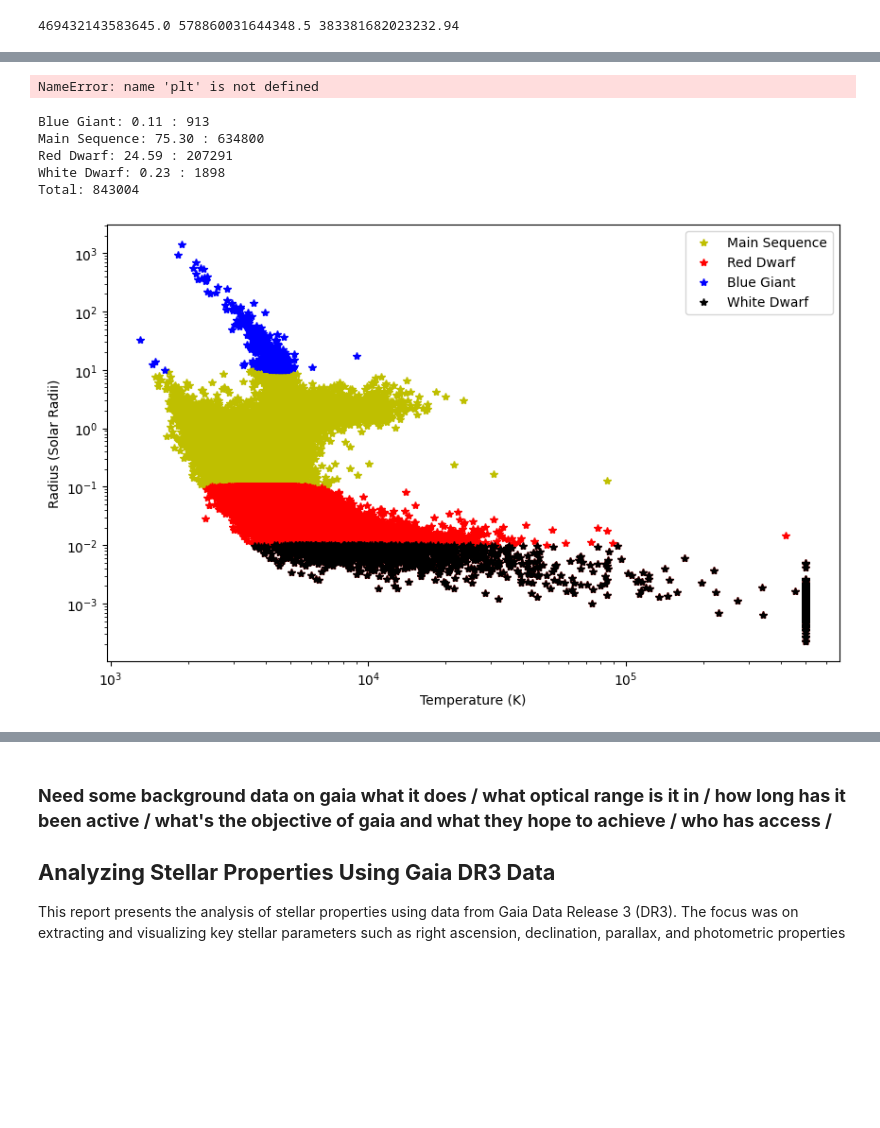
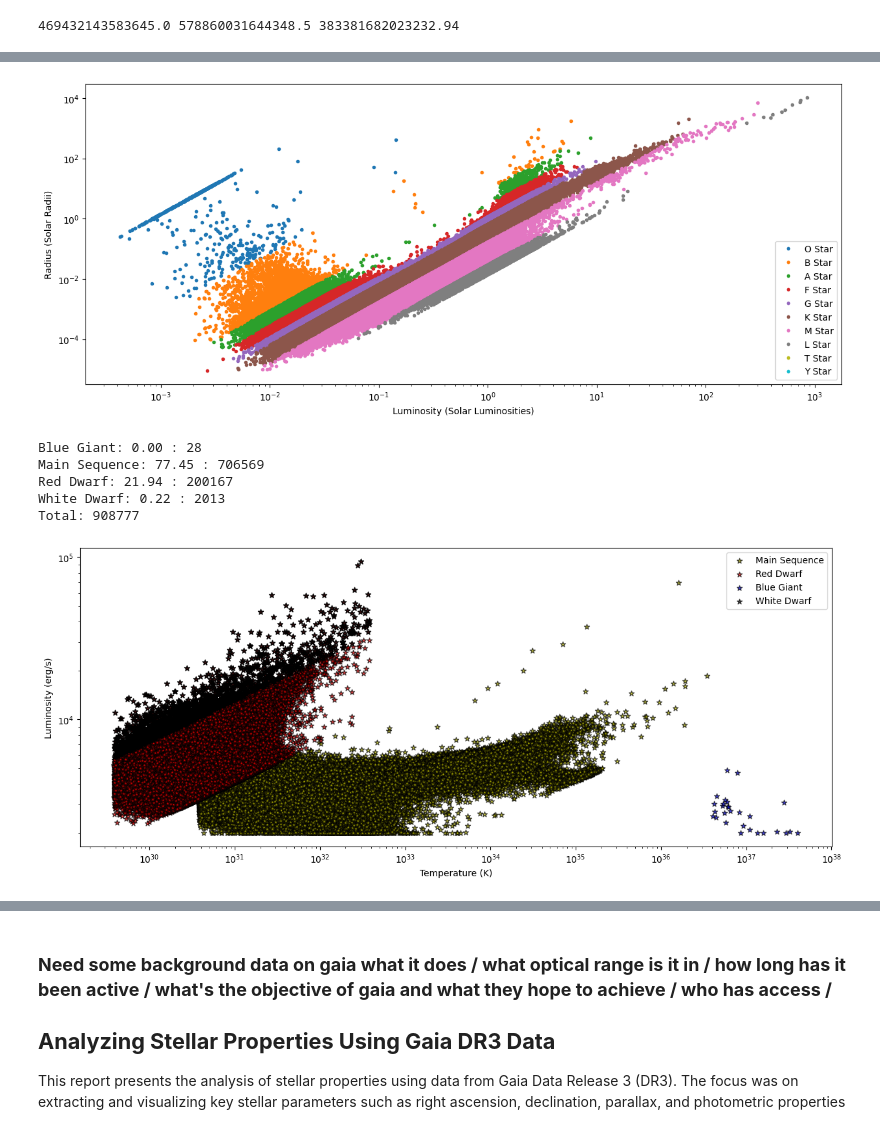
Before and after one commit to Down2Derive/School-Notebooks, a Jupyter notebook: Gaia_Project.ipynb, the cells around one changed output, grey strips where cells are left out. Saved outputs shown, nothing was run; the diff lists cells and outputs as text; code cells hidden in the pictures; blank space fills up the shorter version.

```diff
--- a/Gaia_Project.ipynb
+++ b/Gaia_Project.ipynb
@@ -412,53 +420,55 @@ Y Star: 0.00% Amount: 0 stars
 # %%
-plt.plot(T[O_star_index], Rs[O_star_index], 'r.', label='O Star')
-plt.plot(T[B_star_index], Rs[B_star_index], 'b.', label='B Star')
-plt.plot(T[A_star_index], Rs[A_star_index], 'g.', label='A Star')
-plt.plot(T[F_star_index], Rs[F_star_index], 'y.', label='F Star')
-plt.plot(T[G_star_index], Rs[G_star_index], 'c.', label='G Star')
-plt.plot(T[K_star_index], Rs[K_star_index], 'm.', label='K Star')
-plt.plot(T[M_star_index], Rs[M_star_index], 'k.', label='M Star')
-plt.plot(T[L_star_index], Rs[L_star_index], 'r.', label='L Star')
-plt.plot(T[T_star_index], Rs[T_star_index], 'b.', label='T Star')
-plt.plot(T[Y_star_index], Rs[Y_star_index], 'g.', label='Y Star')
+Ls = L / 3.846e33  # Convert to solar luminosities (1 solar luminosity = 3.846e33 erg/s)
+plt.figure(figsize=(15, 6))
+plt.plot(Rs[O_star_index], Ls[O_star_index], '.', label='O Star')
+plt.plot(Rs[B_star_index], Ls[B_star_index], '.', label='B Star')
+plt.plot(Rs[A_star_index], Ls[A_star_index], '.', label='A Star')
+plt.plot(Rs[F_star_index], Ls[F_star_index], '.', label='F Star')
+plt.plot(Rs[G_star_index], Ls[G_star_index], '.', label='G Star')
+plt.plot(Rs[K_star_index], Ls[K_star_index], '.', label='K Star')
+plt.plot(Rs[M_star_index], Ls[M_star_index], '.', label='M Star')
+plt.plot(Rs[L_star_index], Ls[L_star_index], '.', label='L Star')
+plt.plot(Rs[T_star_index], Ls[T_star_index], '.', label='T Star')
+plt.plot(Rs[Y_star_index], Ls[Y_star_index], '.', label='Y Star')
 plt.xscale('log')
 plt.yscale('log')
 plt.ylabel('Radius (Solar Radii)')
-plt.xlabel('Temperature (K)')
+plt.xlabel('Luminosity (Solar Luminosities)')
 plt.legend()
 plt.show()
 # %% [output]
-NameError: name 'plt' is not defined
+[figure, added]
 # %%
 
-blue_giant = np.argwhere(Rs > 10)
-main_sequence = np.argwhere((Rs > 0.1) & (Rs <= 10))
-red_dwarf = np.argwhere(Rs <= 0.1)
-white_dwarf = np.argwhere(Rs < 0.01)
+blue_giant = np.argwhere((Rs > 10) & (Ls > 1000))
+main_sequence = np.argwhere((Rs > 0.1) & (Rs <= 10) & (Ls < 1000) & (Ls > 1e-3))
+red_dwarf = np.argwhere((Rs <= 0.1) & (Ls < 1e-1) & (Ls > 1e-4))
+white_dwarf = np.argwhere((Rs < 0.01) & (Ls < 1e-1) & (Ls > 1e-4))
 print(f"Blue Giant: {(len(blue_giant)/len(Rs))*100:.2f} : {blue_giant.size}")
 print(f"Main Sequence: {(len(main_sequence)/len(Rs))*100:.2f} : {main_sequence.size}")
 print(f"Red Dwarf: {(len(red_dwarf)/len(Rs))*100:.2f} : {red_dwarf.size}")
 print(f"White Dwarf: {(len(white_dwarf)/len(Rs))*100:.2f} : {white_dwarf.size}")
-print(f"Total: {len(Rs)}")
+print(f"Total: {len(blue_giant)+len(main_sequence)+len(red_dwarf)+len(white_dwarf)}")
 # %% [output]
-Blue Giant: 0.11 : 913
-Main Sequence: 75.30 : 634800
-Red Dwarf: 24.59 : 207291
-White Dwarf: 0.23 : 1898
-Total: 843004
+Blue Giant: 0.00 : 28
+Main Sequence: 77.45 : 706569
+Red Dwarf: 21.94 : 200167
+White Dwarf: 0.22 : 2013
+Total: 908777
 # %%
 
-plt.figure(figsize=(10, 6))
+plt.figure(figsize=(15, 6))
 #plt.plot(T[red_dwarf], Rs[red_dwarf], 'k.' ,label='Red Dwarf')
-plt.plot(T[main_sequence], Rs[main_sequence], 'y*', label='Main Sequence')
-plt.plot(T[red_dwarf], Rs[red_dwarf], 'r*' ,label='Red Dwarf')
-plt.plot(T[blue_giant], Rs[blue_giant], 'b*', label='Blue Giant')
-plt.plot(T[white_dwarf], Rs[white_dwarf], 'k*', label='White Dwarf')
+plt.scatter(L[main_sequence],T[main_sequence],  c='y', marker='*', label='Main Sequence', alpha=0.7, edgecolor='k')
+plt.scatter(L[red_dwarf],T[red_dwarf],  c='r', marker='*', label='Red Dwarf', alpha=0.7, edgecolor='k')
+plt.scatter( L[blue_giant],T[blue_giant], c='b', marker='*', label='Blue Giant', alpha=0.7, edgecolor='k')
+plt.scatter( L[white_dwarf],T[white_dwarf], c='k', marker='*', label='White Dwarf', alpha=0.7, edgecolor='k')
 
 plt.xscale('log')
 plt.yscale('log')
-plt.ylabel('Radius (Solar Radii)')
+plt.ylabel('Luminosity (erg/s)')
 plt.xlabel('Temperature (K)')
 plt.legend()
 plt.show()
 # %% [output]
-[figure, old version]
+[figure, new version]
```
Also changed, not shown: parts of 14 cells of this notebook.
